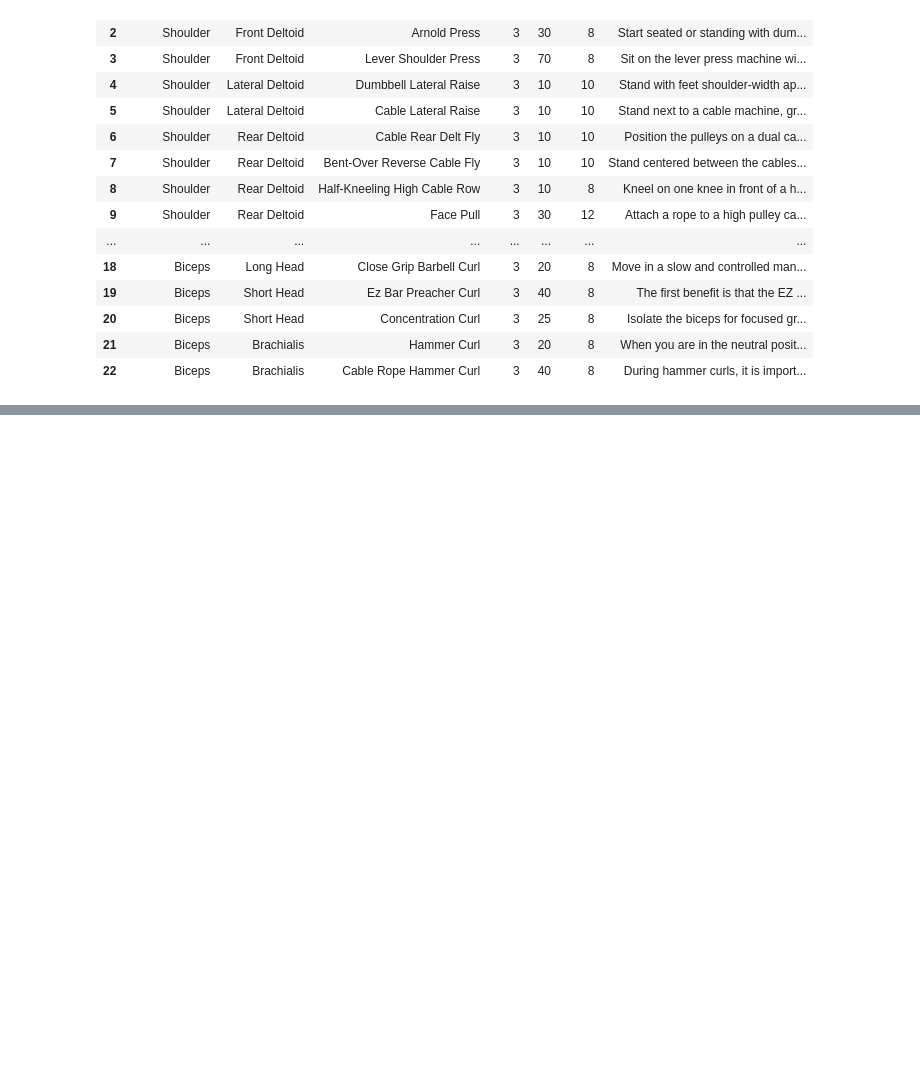
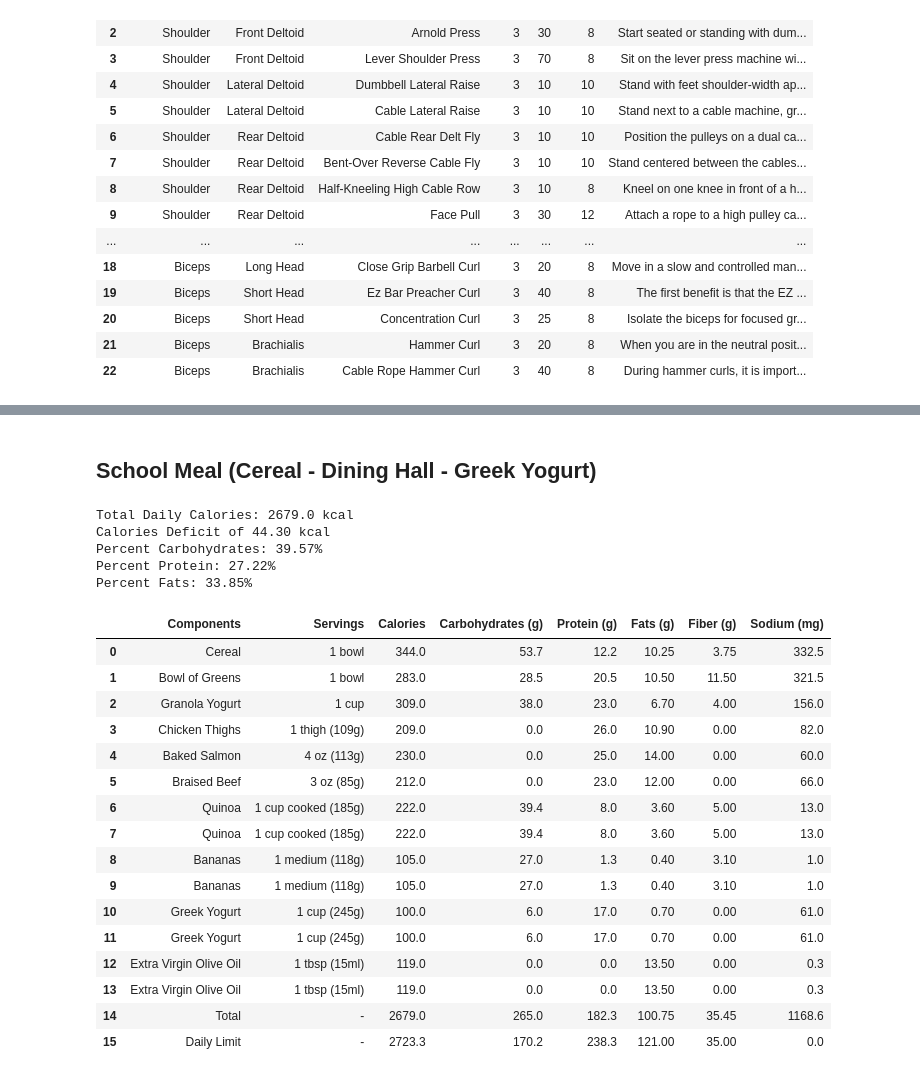
Before and after one commit to IzzyHuang/izzyhuang.github.io, a Jupyter notebook: Data.ipynb, the cells around one changed output, grey strips where cells are left out. Saved outputs shown, nothing was run; the diff lists cells and outputs as text; code cells hidden in the pictures; blank space fills up the shorter version.

```diff
--- a/Data.ipynb
+++ b/Data.ipynb
@@ -64,0 +121,65 @@ df
+# %% [markdown]
+## School Meal (Cereal - Dining Hall - Greek Yogurt)
+# %%
+meals_df = pd.read_excel("Diet Planner.xlsx", sheet_name = "Meals")
+# meals_df = meals_df.append(meals_df.loc[0], ignore_index=True) # Cereal for dinner
+meals_df = meals_df.append(school_life_df.loc[9], ignore_index=True) # chicken thigh
+meals_df = meals_df.append(school_life_df.loc[12], ignore_index=True) # salmon
+meals_df = meals_df.append(school_life_df.loc[13], ignore_index=True) # beef (three servings of meat)
+meals_df = meals_df.append(school_life_df.loc[18], ignore_index=True) # quinoa
+meals_df = meals_df.append(school_life_df.loc[18], ignore_index=True) # quinoa
+meals_df = meals_df.append(school_life_df.loc[24], ignore_index=True) # banana
+meals_df = meals_df.append(school_life_df.loc[24], ignore_index=True) # banana
+meals_df = meals_df.append(school_life_df.loc[21], ignore_index=True) # two yogurts for dinner
+meals_df = meals_df.append(school_life_df.loc[21], ignore_index=True) # two yogurts for dinner
+meals_df = meals_df.append(school_life_df.loc[1], ignore_index=True) # add some olive oil
+meals_df = meals_df.append(school_life_df.loc[1], ignore_index=True) # add some olive oil
+
+sums_row = meals_df.select_dtypes(include=['number']).sum()
+sums_row.to_dict()
+sums_row["Components"] = "Total"
+sums_row["Servings"] = "-"
+ttde_row = sums_row.copy()
+ttde_row["Calories"] = round(Izzy_TTDE, 1)
+ttde_row["Carbohydrates (g)"] = round(Izzy_TTDE * low_carb_diet["Carbs"] / 4, 1)
+ttde_row["Protein (g)"] = round(Izzy_TTDE * low_carb_diet["Protein"] / 4, 1)
+ttde_row["Fats (g)"] = round(Izzy_TTDE * low_carb_diet["Fats"] / 9, 1)
+ttde_row["Fiber (g)"] = 35
+ttde_row["Sodium (mg)"] = 0
+ttde_row["Components"] = "Daily Limit"
+meals_df = meals_df.append(sums_row, ignore_index=True)
+meals_df = meals_df.append(ttde_row, ignore_index=True)
+cal_diff = sums_row["Calories"] - ttde_row["Calories"]
+print(f"""Total Daily Calories: {sums_row["Calories"]} kcal""")
+if cal_diff > 0:
+    print(f"""Calories Surplus of {cal_diff:.2f} kcal""")
+else:
+    print(f"""Calories Deficit of {-cal_diff:.2f} kcal""")
+print(f"""Percent Carbohydrates: {(sums_row["Carbohydrates (g)"]*4/sums_row["Calories"])*100:.2f}%""")
+print(f"""Percent Protein: {(sums_row["Protein (g)"]*4/sums_row["Calories"])*100:.2f}%""")
+print(f"""Percent Fats: {(sums_row["Fats (g)"]*9/sums_row["Calories"])*100:.2f}%""")
+
+meals_df
+# %% [output]
+Total Daily Calories: 2679.0 kcal
+Calories Deficit of 44.30 kcal
+Percent Carbohydrates: 39.57%
+Percent Protein: 27.22%
+Percent Fats: 33.85%
+|  | Components | Servings | Calories | Carbohydrates (g) | Protein (g) | Fats (g) | Fiber (g) | Sodium (mg) |
+| 0 | Cereal | 1 bowl | 344.0 | 53.7 | 12.2 | 10.25 | 3.75 | 332.5 |
+| 1 | Bowl of Greens | 1 bowl | 283.0 | 28.5 | 20.5 | 10.50 | 11.50 | 321.5 |
+| 2 | Granola Yogurt | 1 cup | 309.0 | 38.0 | 23.0 | 6.70 | 4.00 | 156.0 |
+| 3 | Chicken Thighs | 1 thigh (109g) | 209.0 | 0.0 | 26.0 | 10.90 | 0.00 | 82.0 |
+| 4 | Baked Salmon | 4 oz (113g) | 230.0 | 0.0 | 25.0 | 14.00 | 0.00 | 60.0 |
+| 5 | Braised Beef | 3 oz (85g) | 212.0 | 0.0 | 23.0 | 12.00 | 0.00 | 66.0 |
+| 6 | Quinoa | 1 cup cooked (185g) | 222.0 | 39.4 | 8.0 | 3.60 | 5.00 | 13.0 |
+| 7 | Quinoa | 1 cup cooked (185g) | 222.0 | 39.4 | 8.0 | 3.60 | 5.00 | 13.0 |
+| 8 | Bananas | 1 medium (118g) | 105.0 | 27.0 | 1.3 | 0.40 | 3.10 | 1.0 |
+| 9 | Bananas | 1 medium (118g) | 105.0 | 27.0 | 1.3 | 0.40 | 3.10 | 1.0 |
+| 10 | Greek Yogurt | 1 cup (245g) | 100.0 | 6.0 | 17.0 | 0.70 | 0.00 | 61.0 |
+| 11 | Greek Yogurt | 1 cup (245g) | 100.0 | 6.0 | 17.0 | 0.70 | 0.00 | 61.0 |
+| 12 | Extra Virgin Olive Oil | 1 tbsp (15ml) | 119.0 | 0.0 | 0.0 | 13.50 | 0.00 | 0.3 |
+| 13 | Extra Virgin Olive Oil | 1 tbsp (15ml) | 119.0 | 0.0 | 0.0 | 13.50 | 0.00 | 0.3 |
+| 14 | Total | - | 2679.0 | 265.0 | 182.3 | 100.75 | 35.45 | 1168.6 |
+| 15 | Daily Limit | - | 2723.3 | 170.2 | 238.3 | 121.00 | 35.00 | 0.0 |
```
Also changed, not shown: parts of 8 cells of this notebook, 8 other files.
